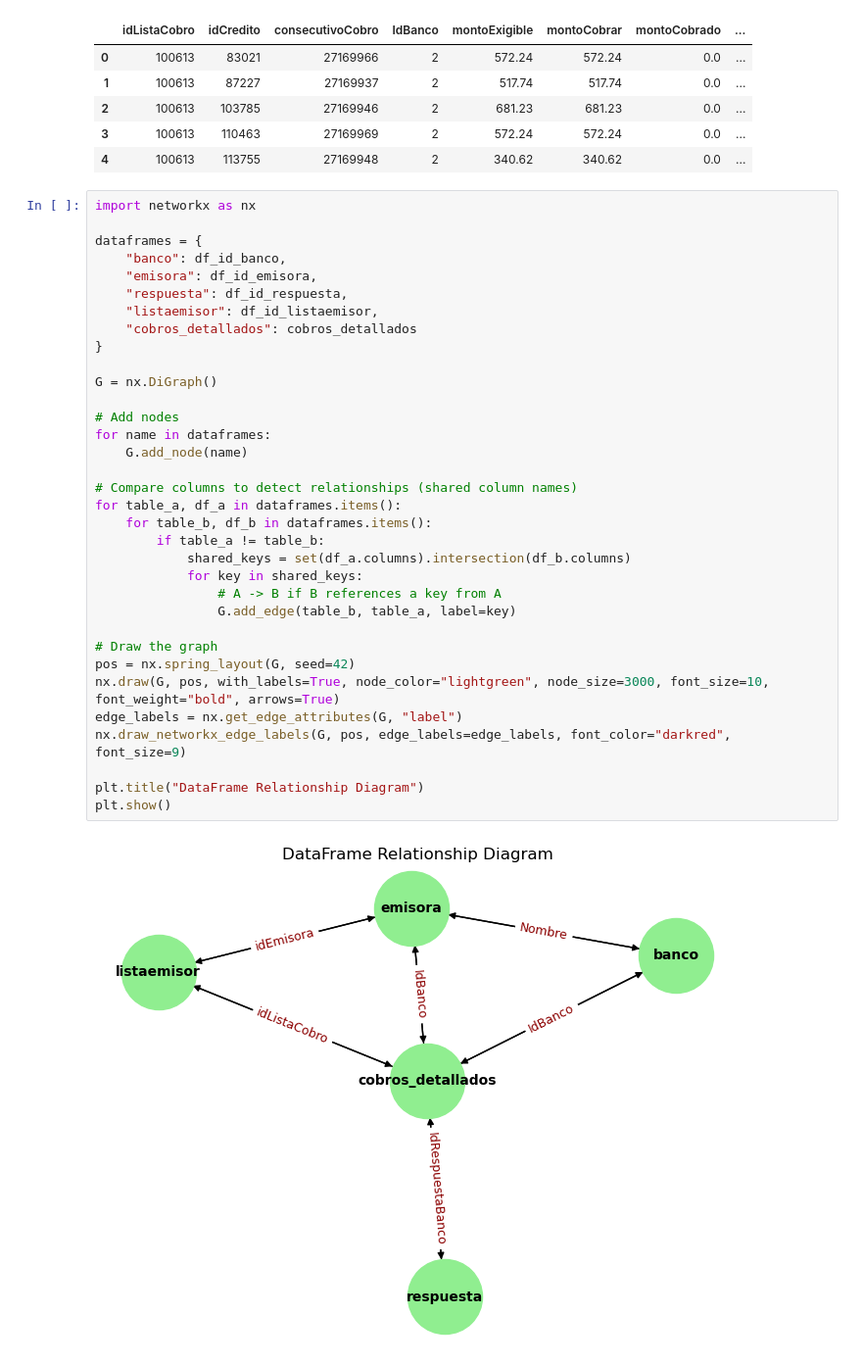
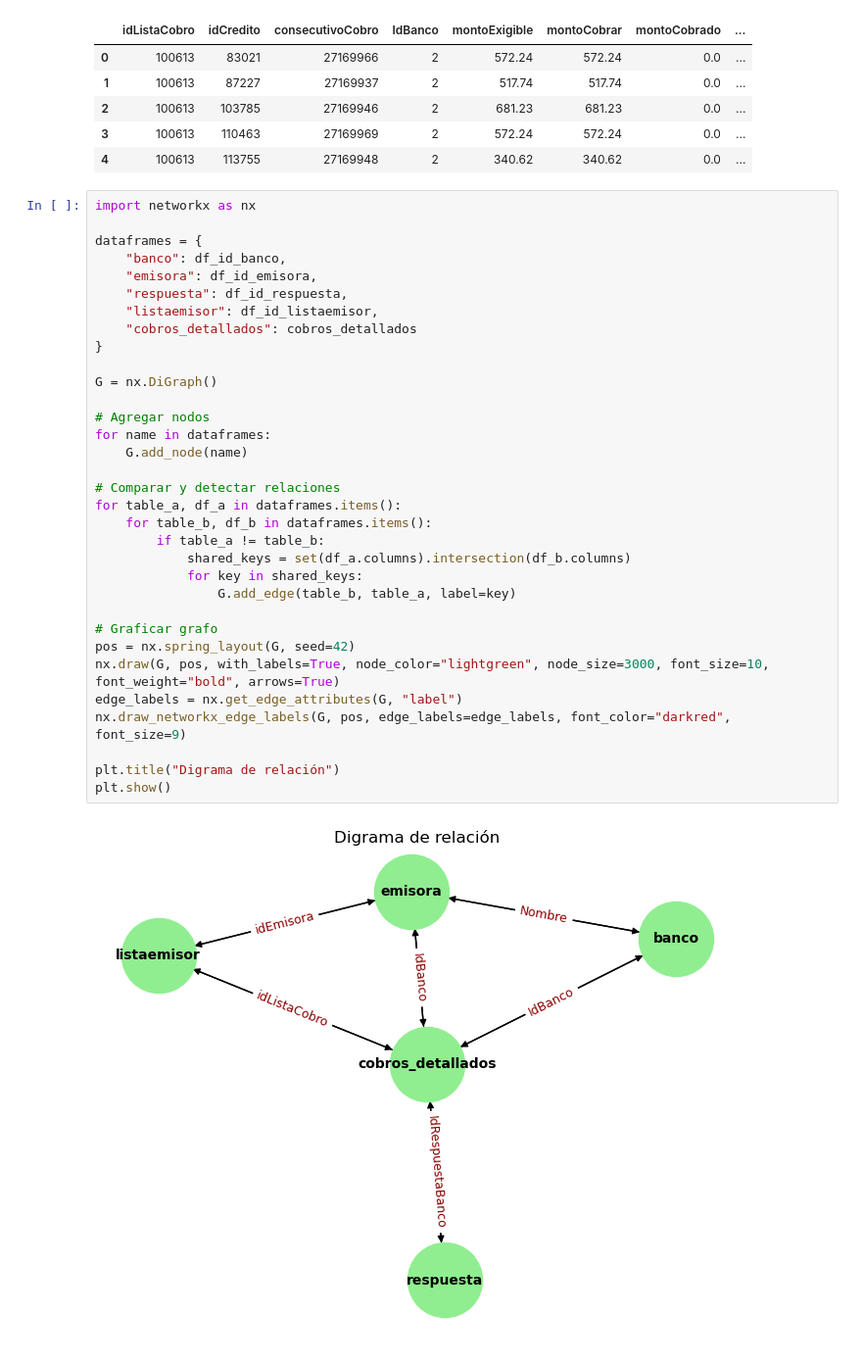
Before and after one commit to allfunso/Qubitos-Datathon, a Jupyter notebook: Experimentos_ARMI.ipynb, the cells around one changed output. Shown at 98% size. Saved outputs shown, nothing was run; the diff lists cells and outputs as text.

```diff
--- a/Experimentos_ARMI.ipynb
+++ b/Experimentos_ARMI.ipynb
@@ -32,36 +32,35 @@ cobros_detallados.head()
 # %%
 import networkx as nx
 
 dataframes = {
     "banco": df_id_banco,
     "emisora": df_id_emisora,
     "respuesta": df_id_respuesta,
     "listaemisor": df_id_listaemisor,
     "cobros_detallados": cobros_detallados
 }
 
 G = nx.DiGraph()
 
-# Add nodes
+# Agregar nodos
 for name in dataframes:
     G.add_node(name)
 
-# Compare columns to detect relationships (shared column names)
+# Comparar y detectar relaciones
 for table_a, df_a in dataframes.items():
     for table_b, df_b in dataframes.items():
         if table_a != table_b:
             shared_keys = set(df_a.columns).intersection(df_b.columns)
             for key in shared_keys:
-                # A -> B if B references a key from A
                 G.add_edge(table_b, table_a, label=key)
 
-# Draw the graph
+# Graficar grafo
 pos = nx.spring_layout(G, seed=42)
 nx.draw(G, pos, with_labels=True, node_color="lightgreen", node_size=3000, font_size=10, font_weight="bold", arrows=True)
 edge_labels = nx.get_edge_attributes(G, "label")
 nx.draw_networkx_edge_labels(G, pos, edge_labels=edge_labels, font_color="darkred", font_size=9)
 
-plt.title("DataFrame Relationship Diagram")
+plt.title("Digrama de relación")
 plt.show()
 # %% [output]
-[figure, old version]
+[figure, new version]
```
Also changed, not shown: parts of 3 cells of this notebook.
